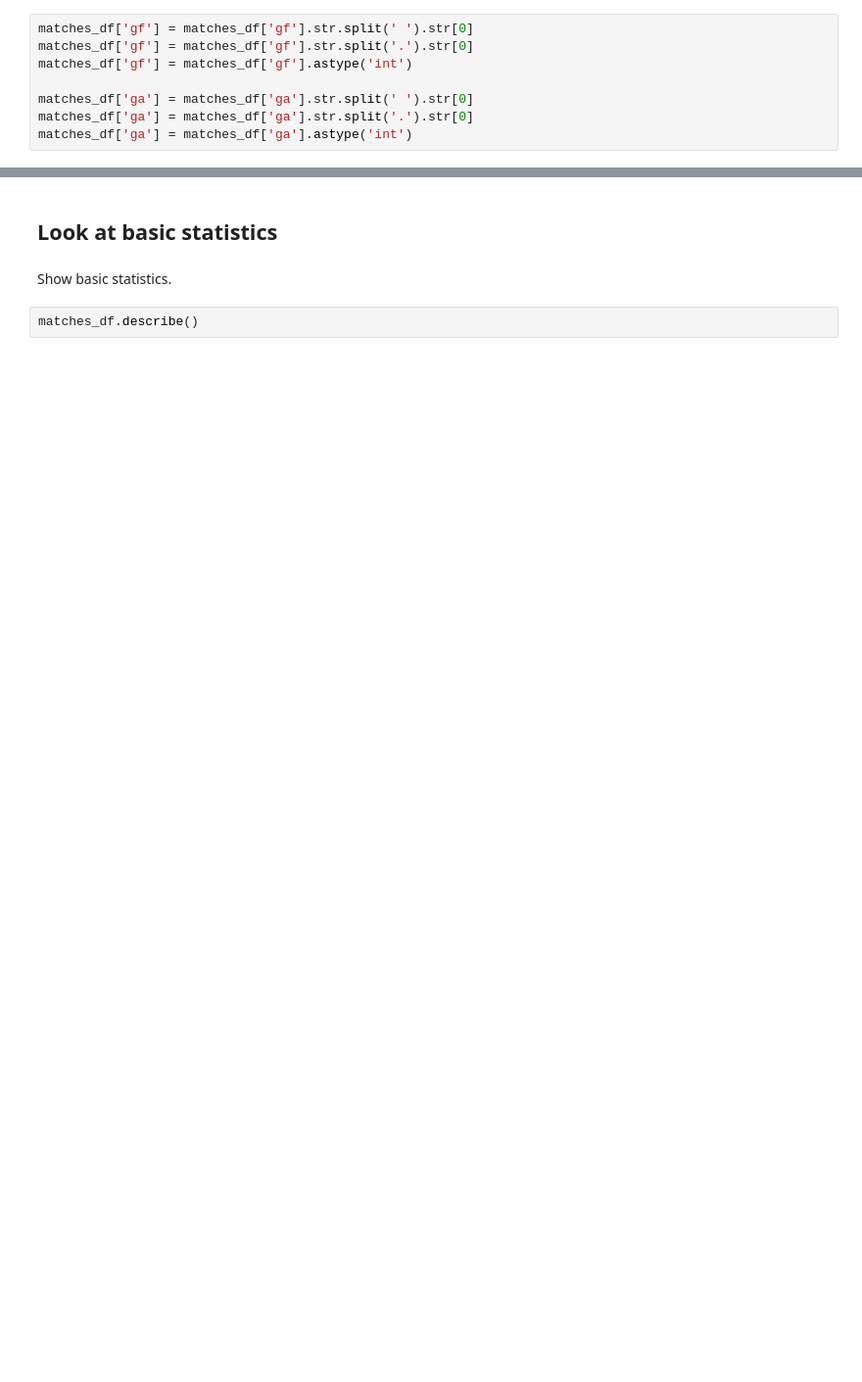
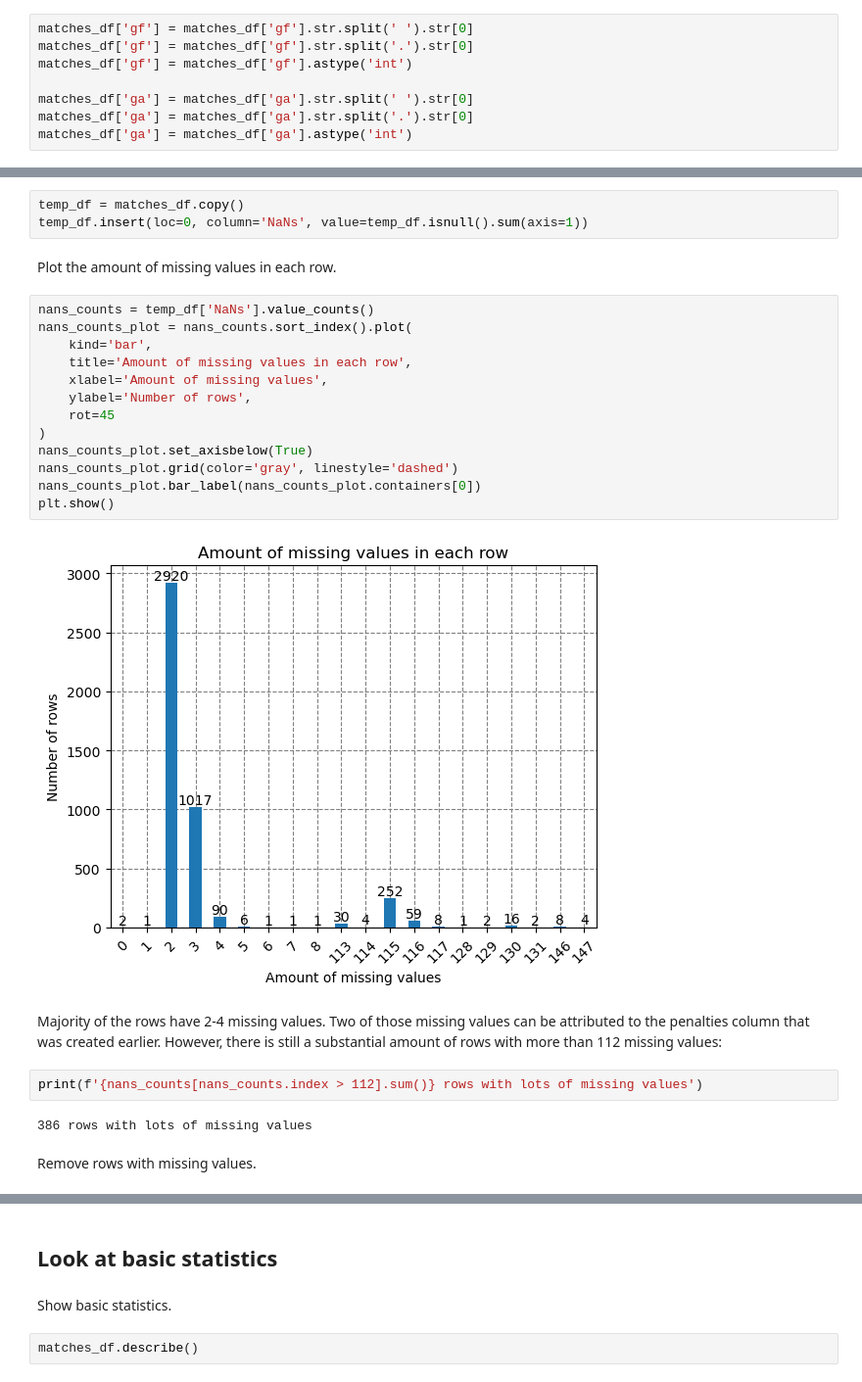
Before and after one commit to stoyanK7/football-prediction, a Jupyter notebook: data_engineering/3.cleaning.ipynb, the cells around one changed output, grey strips where cells are left out. Shown at 98% size. Saved outputs shown, nothing was run; the diff lists cells and outputs as text; blank space fills up the shorter version.

```diff
--- a/data_engineering/3.cleaning.ipynb
+++ b/data_engineering/3.cleaning.ipynb
@@ -253,0 +287,28 @@ matches_df['ga'] = matches_df['ga'].astype('int')
+# %%
+temp_df = matches_df.copy()
+temp_df.insert(loc=0, column='NaNs', value=temp_df.isnull().sum(axis=1))
+# %% [markdown]
+Plot the amount of missing values in each row.
+# %%
+nans_counts = temp_df['NaNs'].value_counts()
+nans_counts_plot = nans_counts.sort_index().plot(
+    kind='bar',
+    title='Amount of missing values in each row',
+    xlabel='Amount of missing values',
+    ylabel='Number of rows',
+    rot=45
+)
+nans_counts_plot.set_axisbelow(True)
+nans_counts_plot.grid(color='gray', linestyle='dashed')
+nans_counts_plot.bar_label(nans_counts_plot.containers[0])
+plt.show()
+# %% [output]
+[figure, added]
+# %% [markdown]
+Majority of the rows have 2-4 missing values. Two of those missing values can be attributed to the penalties column that was created earlier. However, there is still a substantial amount of rows with more than 112 missing values:
+# %%
+print(f'{nans_counts[nans_counts.index > 112].sum()} rows with lots of missing values')
+# %% [output]
+386 rows with lots of missing values
+# %% [markdown]
+Remove rows with missing values.
```
Also changed, not shown: parts of 51 cells of this notebook, 1 other file.
